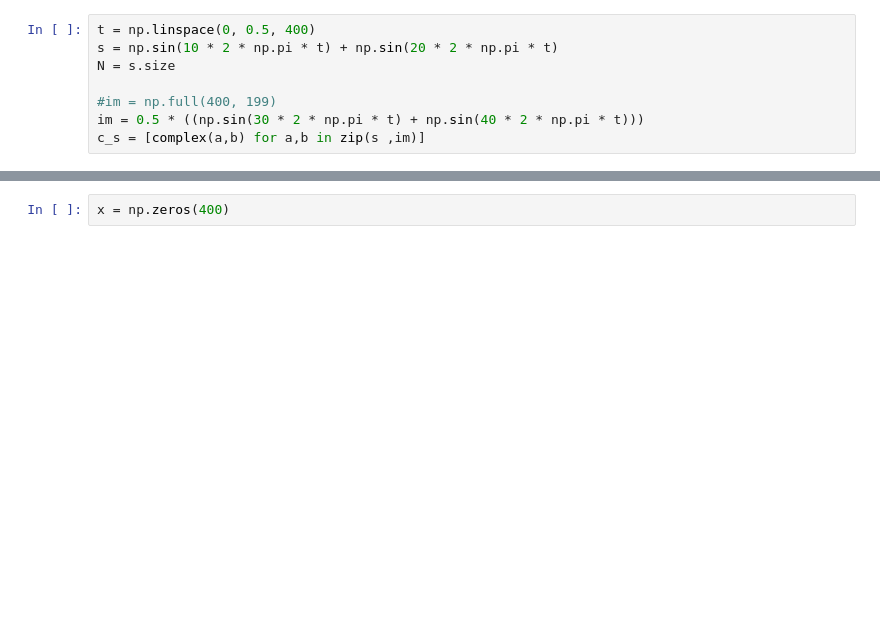
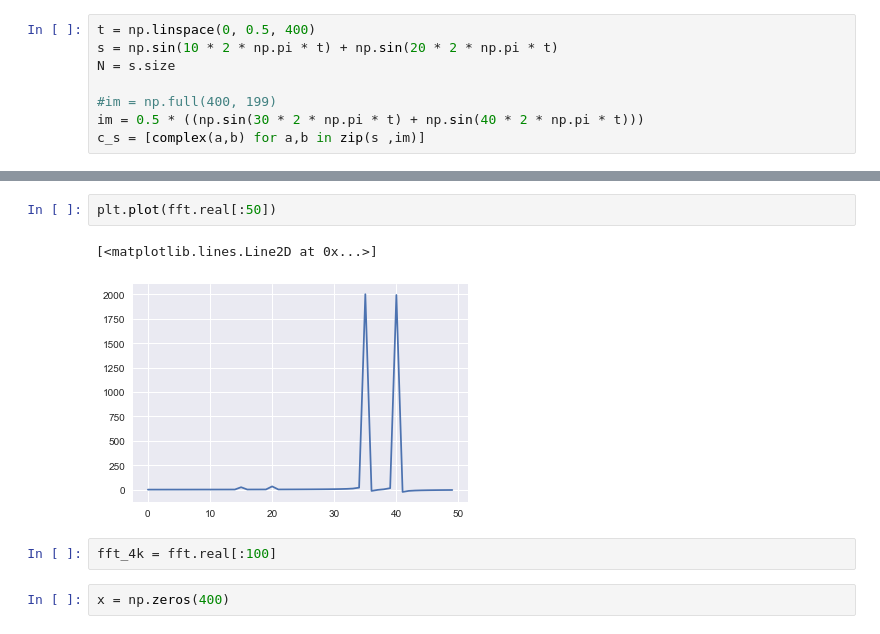
Before and after one commit to algoasylum/Exploring-FFT, a Jupyter notebook: Visualizing_ffts.ipynb, the cells around one changed output, grey strips where cells are left out. Saved outputs shown, nothing was run; the diff lists cells and outputs as text; blank space fills up the shorter version.

```diff
--- a/Visualizing_ffts.ipynb
+++ b/Visualizing_ffts.ipynb
@@ -99,3 +100,10 @@ plt.show()
+# %%
+plt.plot(fft.real[:50])
+# %% [output]
+[<matplotlib.lines.Line2D at 0x...>]
+[figure, added]
+# %%
+fft_4k = fft.real[:100]
 # %%
 x = np.zeros(400)
 # %%
```
Also changed, not shown: parts of 10 cells of this notebook.
